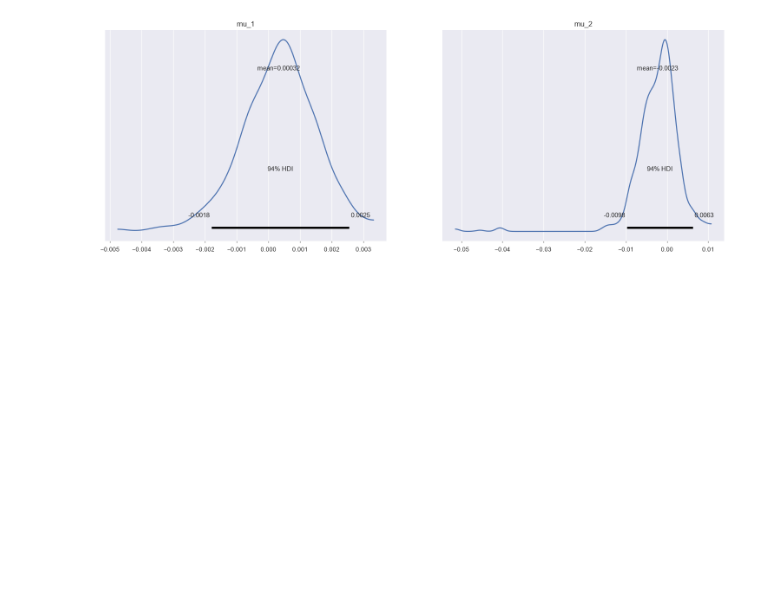
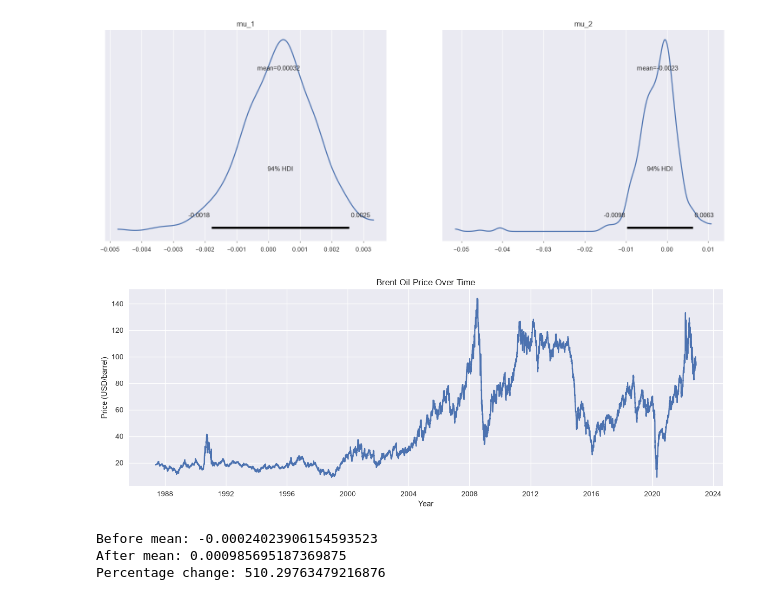
Before and after one commit to hareg10academy21-byte/brent-oil-price-change-point-analysis, a Jupyter notebook: notebooks/task2_change_point_model.ipynb, the cells around one changed output. Cells and saved outputs as stored; diff of their text form; code cells hidden in the pictures; blank space fills up the shorter version.

```diff
--- a/notebooks/task2_change_point_model.ipynb
+++ b/notebooks/task2_change_point_model.ipynb
@@ -277,3 +295,32 @@ az.plot_posterior(
 plt.show()
 # %% [output]
 [figure]
+# %%
+plt.figure(figsize=(15,5))
+
+plt.plot(df["Date"], df["Price"])
+
+plt.title("Brent Oil Price Over Time")
+plt.xlabel("Year")
+plt.ylabel("Price (USD/barrel)")
+plt.grid(True)
+
+plt.show()
+# %% [output]
+[figure, added]
+# %%
+change_index = tau_estimate
+
+before = returns[:change_index]
+after = returns[change_index:]
+
+print("Before mean:", before.mean())
+print("After mean:", after.mean())
+
+impact = ((after.mean() - before.mean()) / abs(before.mean())) * 100
+
+print("Percentage change:", impact)
+# %% [output]
+Before mean: -0.00024023906154593523
+After mean: 0.000985695187369875
+Percentage change: 510.29763479216876
```
Also changed, not shown: parts of 4 cells of this notebook.
